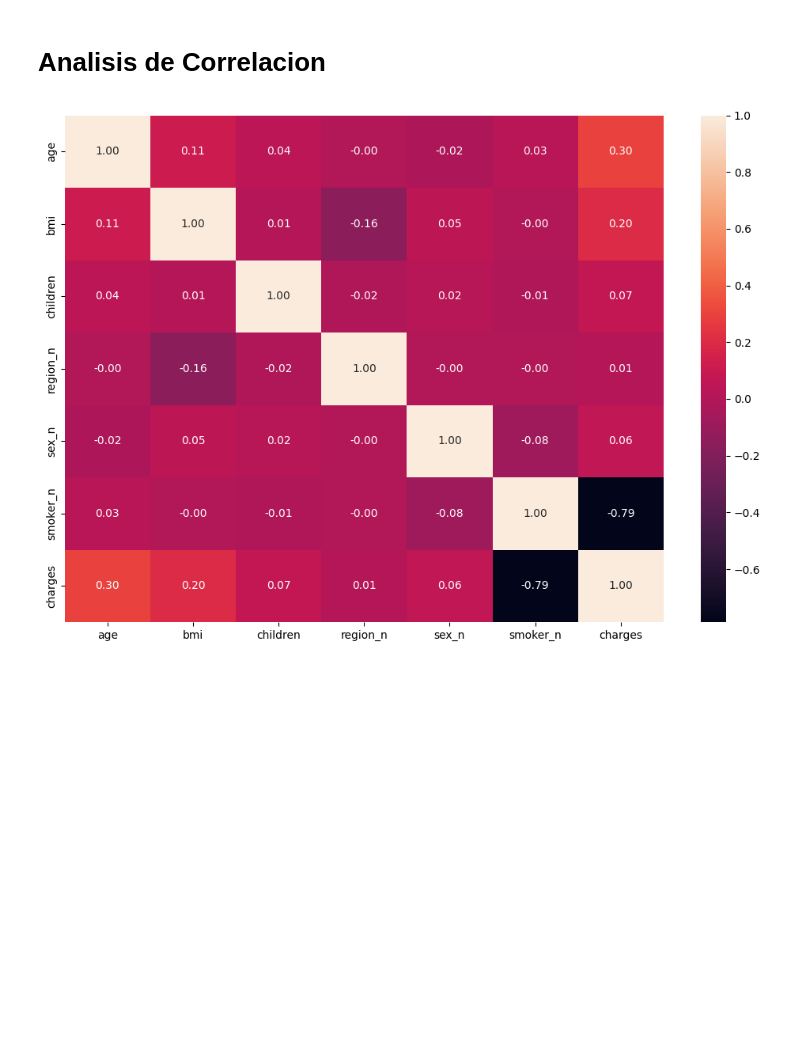
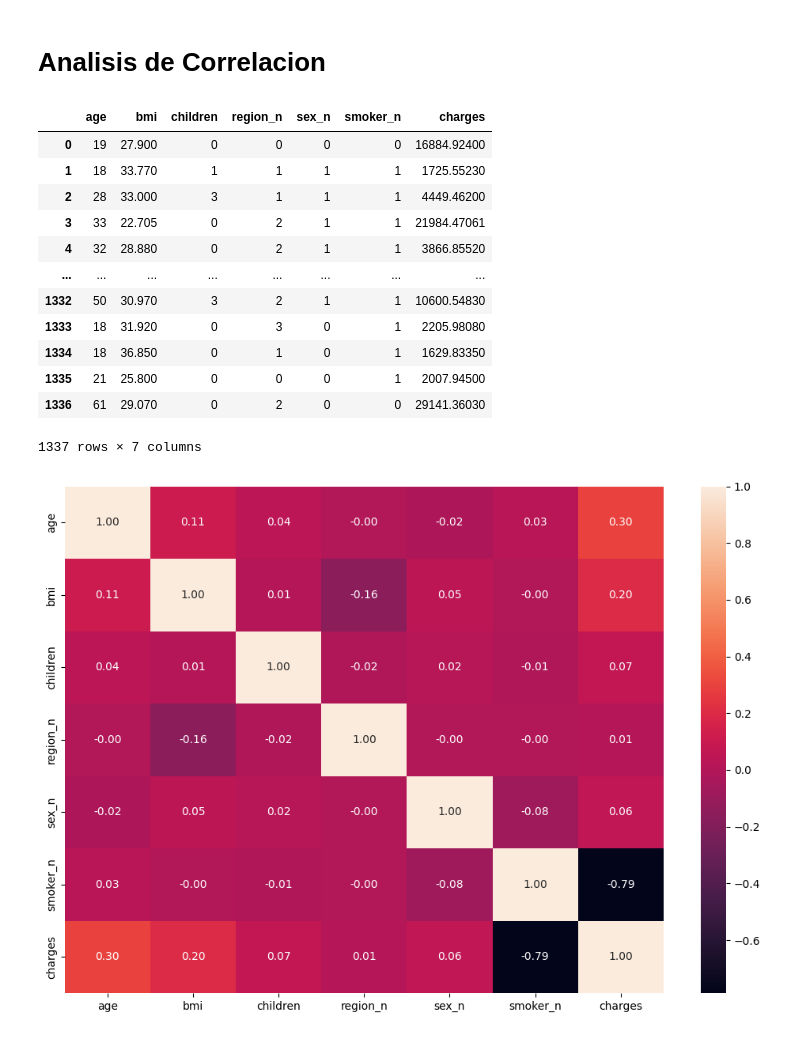
Before and after one commit to 4GeeksAcademy/Marcos-J-Gomes_https-github.com-4GeeksAcademy-machine-learning-python_LinealRegression, a Jupyter notebook: src/EDA.ipynb, the cells around one changed output. Cells and saved outputs as stored; diff of their text form; code cells hidden in the pictures; blank space fills up the shorter version.

```diff
--- a/src/EDA.ipynb
+++ b/src/EDA.ipynb
@@ -205,6 +205,22 @@ for col in Col_categoricas:
     path = os.path.join(Direccion_guardado, f"{col}_transformation_rules.json")
     with open(path, "w") as f:
         json.dump(transformation_rules, f, indent=4)
+# %%
+total_data
+# %% [output]
+|  | age | bmi | children | region_n | sex_n | smoker_n | charges |
+| 0 | 19 | 27.900 | 0 | 0 | 0 | 0 | 16884.92400 |
+| 1 | 18 | 33.770 | 1 | 1 | 1 | 1 | 1725.55230 |
+| 2 | 28 | 33.000 | 3 | 1 | 1 | 1 | 4449.46200 |
+| 3 | 33 | 22.705 | 0 | 2 | 1 | 1 | 21984.47061 |
+| 4 | 32 | 28.880 | 0 | 2 | 1 | 1 | 3866.85520 |
+| ... | ... | ... | ... | ... | ... | ... | ... |
+| 1332 | 50 | 30.970 | 3 | 2 | 1 | 1 | 10600.54830 |
+| 1333 | 18 | 31.920 | 0 | 3 | 0 | 1 | 2205.98080 |
+| 1334 | 18 | 36.850 | 0 | 1 | 0 | 1 | 1629.83350 |
+| 1335 | 21 | 25.800 | 0 | 0 | 0 | 1 | 2007.94500 |
+| 1336 | 61 | 29.070 | 0 | 2 | 0 | 0 | 29141.36030 |
+1337 rows × 7 columns
 # %%
 num_variables= ["age", "bmi", "children", "region_n", "sex_n", "smoker_n", "charges"]
 
```
Also changed, not shown: parts of 1 cell of this notebook, 16 other files.
